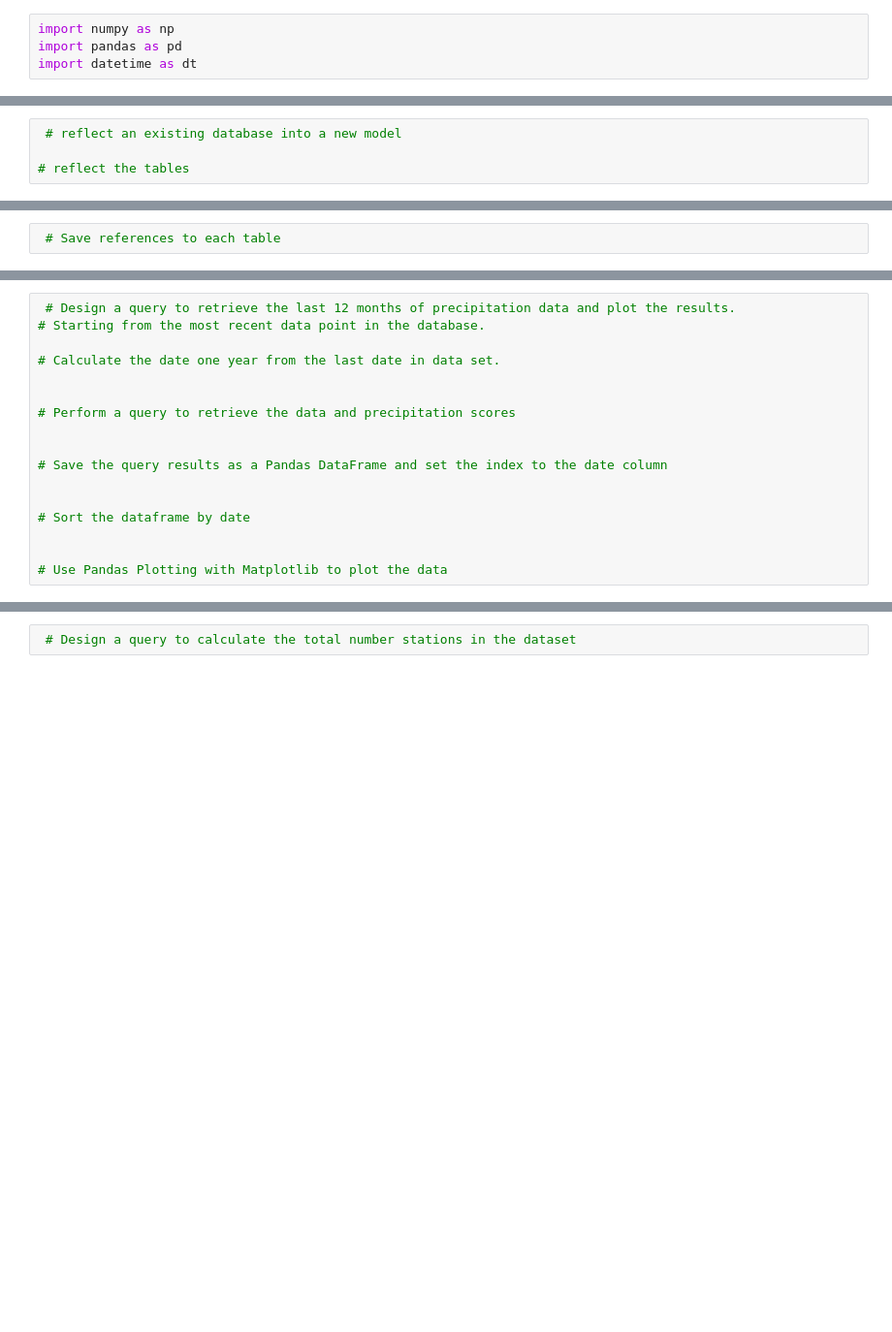
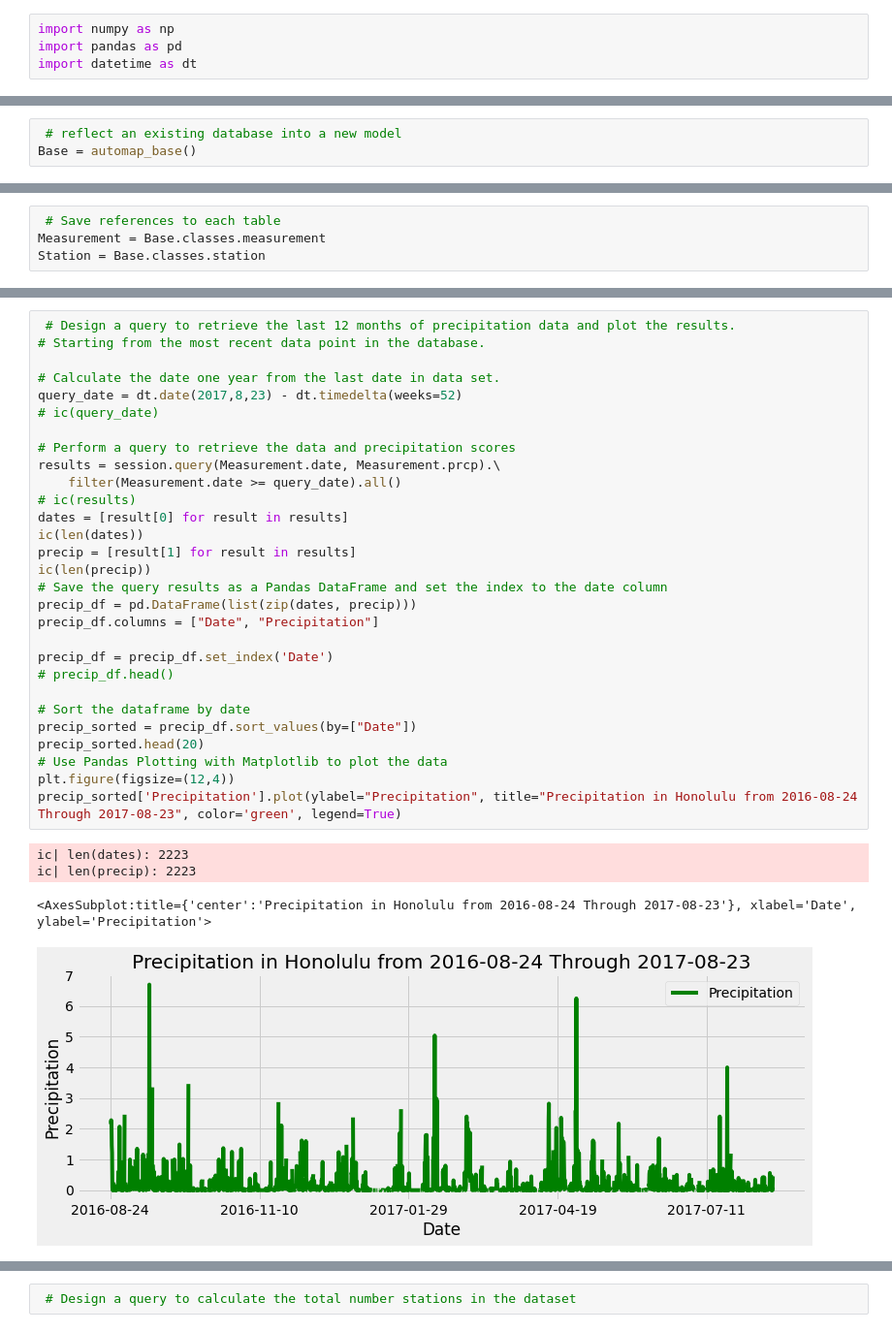
Before and after one commit to rromang/sqlalchemy-challenge, a Jupyter notebook: climate.ipynb, the cells around one changed output, grey strips where cells are left out. Shown at 97% size. Saved outputs shown, nothing was run; the diff lists cells and outputs as text; blank space fills up the shorter version.

Commit message:
dataframe and graph

```diff
--- a/climate.ipynb
+++ b/climate.ipynb
@@ -19,4 +21,3 @@ engine = create_engine("sqlite:///hawaii.sqlite")
 # %%
  # reflect an existing database into a new model
-
-# reflect the tables
+Base = automap_base()
@@ -25,4 +32,6 @@ engine = create_engine("sqlite:///hawaii.sqlite")
 # %%
  # Save references to each table
+Measurement = Base.classes.measurement
+Station = Base.classes.station
 # %%
  # Create our session (link) from Python to the DB
@@ -31,19 +70,36 @@ engine = create_engine("sqlite:///hawaii.sqlite")
 # %%
  # Design a query to retrieve the last 12 months of precipitation data and plot the results.
 # Starting from the most recent data point in the database.
 
 # Calculate the date one year from the last date in data set.
-
+query_date = dt.date(2017,8,23) - dt.timedelta(weeks=52)
+# ic(query_date)
 
 # Perform a query to retrieve the data and precipitation scores
+results = session.query(Measurement.date, Measurement.prcp).\
+    filter(Measurement.date >= query_date).all()
+# ic(results)
+dates = [result[0] for result in results]
+ic(len(dates))
+precip = [result[1] for result in results]
+ic(len(precip))
+# Save the query results as a Pandas DataFrame and set the index to the date column
+precip_df = pd.DataFrame(list(zip(dates, precip)))
+precip_df.columns = ["Date", "Precipitation"]
 
-
-# Save the query results as a Pandas DataFrame and set the index to the date column
-
+precip_df = precip_df.set_index('Date')
+# precip_df.head()
 
 # Sort the dataframe by date
-
-
+precip_sorted = precip_df.sort_values(by=["Date"])
+precip_sorted.head(20)
 # Use Pandas Plotting with Matplotlib to plot the data
+plt.figure(figsize=(12,4))
+precip_sorted['Precipitation'].plot(ylabel="Precipitation", title="Precipitation in Honolulu from 2016-08-24 Through 2017-08-23", color='green', legend=True)
+# %% [output]
+ic| len(dates): 2223
+ic| len(precip): 2223
+<AxesSubplot:title={'center':'Precipitation in Honolulu from 2016-08-24 Through 2017-08-23'}, xlabel='Date', ylabel='Precipitation'>
+[figure, added]
 # %%
  # Use Pandas to calcualte the summary statistics for the precipitation data
```
Also changed, not shown: parts of 9 cells of this notebook.
